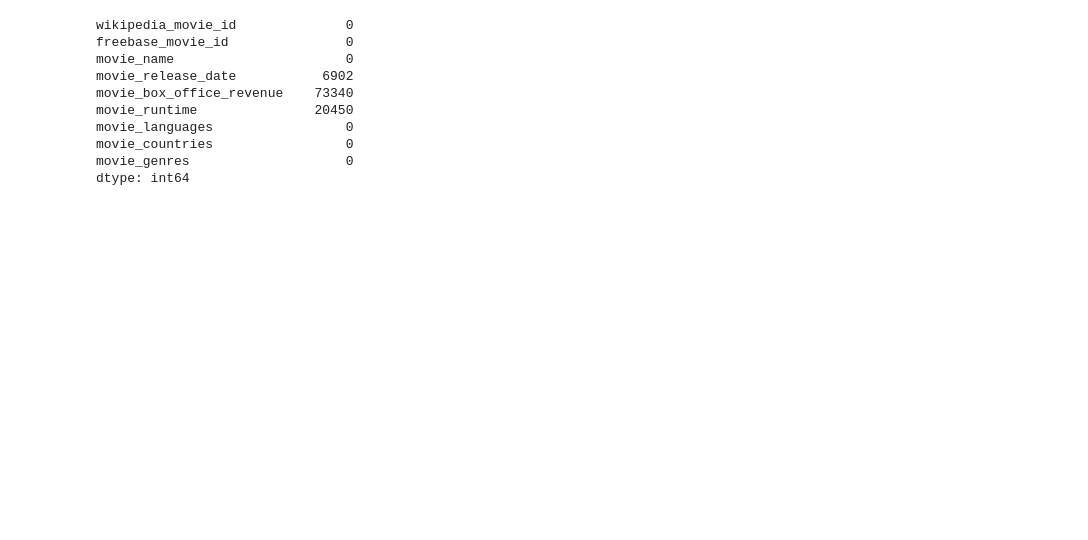
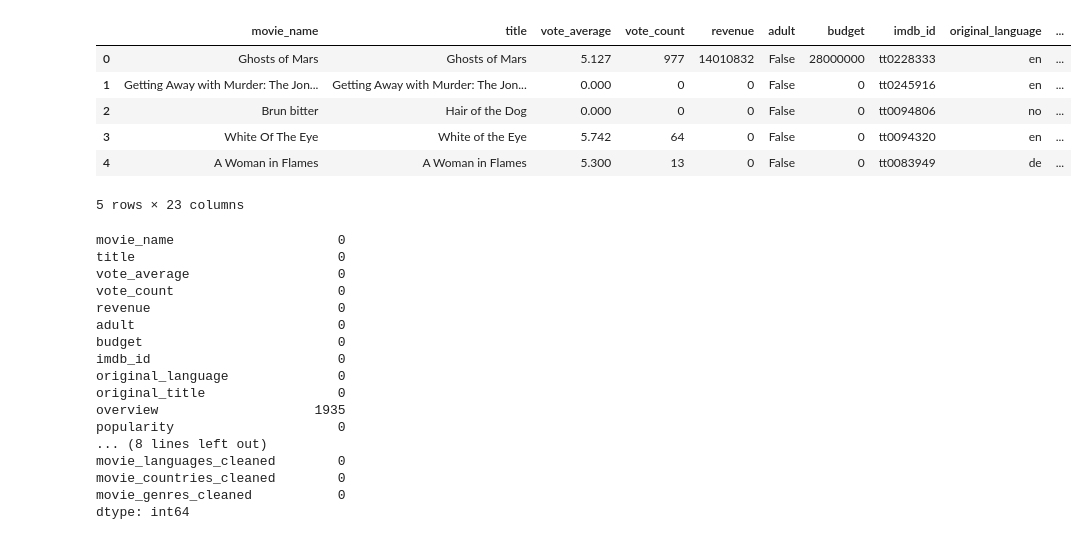
Before and after one commit to epfl-ada/ada-2024-project-gear5, a Jupyter notebook: exploratory_data_analysis.ipynb, the cells around one changed output. Drawn from its saved outputs; the diff is of its cells as text; code cells hidden in the pictures; blank space fills up the shorter version.

Commit message:
partially cleaned fully merged dataset

```diff
--- a/exploratory_data_analysis.ipynb
+++ b/exploratory_data_analysis.ipynb
@@ -45,0 +19,3 @@ Column names: Index(['wikipedia_movie_id', 'freebase_movie_id', 'movie_name',
+# %%
+tmdb_movies_df = pd.read_pickle("./data/TMDBMovies/TMDB_movie_dataset_v11.pkl")
+tmdb_movies_df.head()
@@ -45,0 +30,5 @@ Column names: Index(['wikipedia_movie_id', 'freebase_movie_id', 'movie_name',
+# %%
+tmdb_with_ids_df = tmdb_movies_df.dropna(subset=['imdb_id'])
+query_df = pd.read_csv("./data/Converter/query.csv", sep=',', header=0)
+tmdb_with_ids_df = tmdb_with_ids_df.merge(query_df, how='inner', on='imdb_id')
+full_merged = pd.merge(movies_df, tmdb_with_ids_df, left_on='freebase_movie_id', right_on='freebase_id', how='inner')
@@ -46,13 +45,58 @@ Column names: Index(['wikipedia_movie_id', 'freebase_movie_id', 'movie_name',
+# %%
+full_merged['runtime_final'] = full_merged['movie_runtime'].fillna(full_merged['runtime'])
+full_merged['release_date_final'] = full_merged['release_date'].fillna(full_merged['movie_release_date'])
+
+full_merged["movie_languages_cleaned"] = full_merged["movie_languages"].apply(lambda x: list(dict(eval(x)).values()))
+full_merged["movie_countries_cleaned"] = full_merged["movie_countries"].apply(lambda x: list(dict(eval(x)).values()))
+full_merged["movie_genres_cleaned"] = full_merged["movie_genres"].apply(lambda x: list(dict(eval(x)).values()))
+# %%
+columns_to_drop = [
+  "wikipedia_movie_id",
+  "freebase_movie_id",
+ 	"movie_box_office_revenue",
+  "id",
+	"status",
+  "backdrop_path",
+  "homepage",
+  "poster_path",
+  "tagline",
+  "movie_runtime",
+  "runtime",
+	"movie_release_date",
+	"release_date",
+	"movie_languages",
+	"movie_countries",
+	"movie_genres",
+]
+
+full_reduced = full_merged.drop(columns=columns_to_drop)
+# %%
+full_reduced.head()
+# %% [output]
+|  | movie_name | title | vote_average | vote_count | revenue | adult | budget | imdb_id | original_language | ... |
+| 0 | Ghosts of Mars | Ghosts of Mars | 5.127 | 977 | 14010832 | False | 28000000 | tt0228333 | en | ... |
+| 1 | Getting Away with Murder: The Jon... | Getting Away with Murder: The Jon... | 0.000 | 0 | 0 | False | 0 | tt0245916 | en | ... |
+| 2 | Brun bitter | Hair of the Dog | 0.000 | 0 | 0 | False | 0 | tt0094806 | no | ... |
+| 3 | White Of The Eye | White of the Eye | 5.742 | 64 | 0 | False | 0 | tt0094320 | en | ... |
+| 4 | A Woman in Flames | A Woman in Flames | 5.300 | 13 | 0 | False | 0 | tt0083949 | de | ... |
+5 rows × 23 columns
 # %%
-movies_df.isna().sum()
+full_reduced.isna().sum()
 # %% [output]
-wikipedia_movie_id              0
-freebase_movie_id               0
-movie_name                      0
-movie_release_date           6902
-movie_box_office_revenue    73340
-movie_runtime               20450
-movie_languages                 0
-movie_countries                 0
-movie_genres                    0
+movie_name                     0
+title                          0
+vote_average                   0
+vote_count                     0
+revenue                        0
+adult                          0
+budget                         0
+imdb_id                        0
+original_language              0
+original_title                 0
+overview                    1935
+popularity                     0
+... (8 lines left out)
+movie_languages_cleaned        0
+movie_countries_cleaned        0
+movie_genres_cleaned           0
 dtype: int64
```
Also changed, not shown: parts of 10 cells of this notebook, 4 other files.
